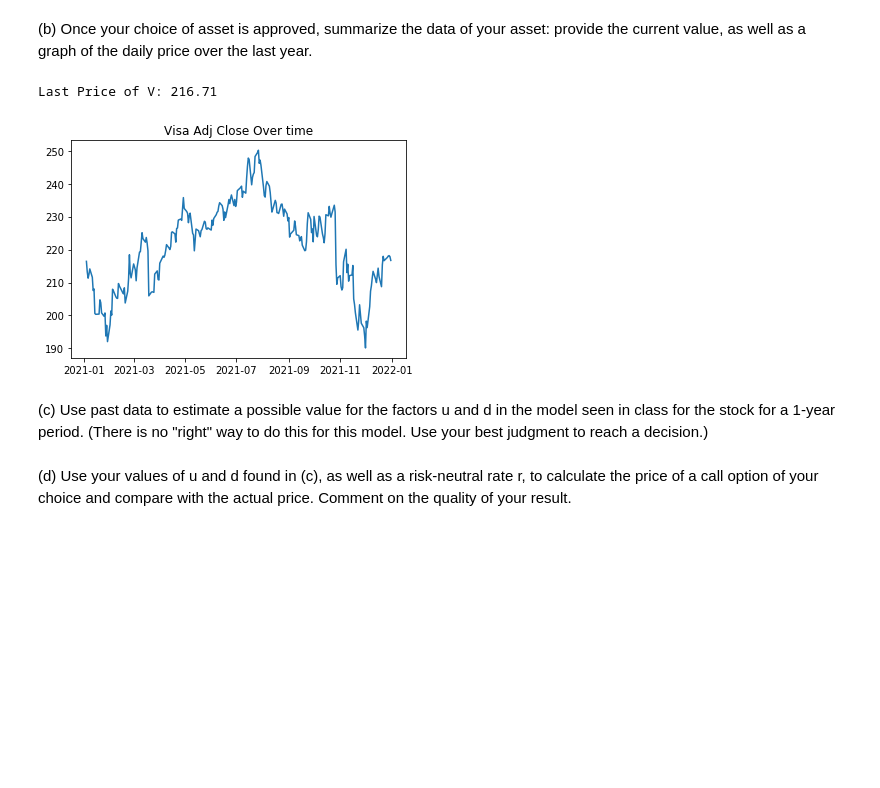
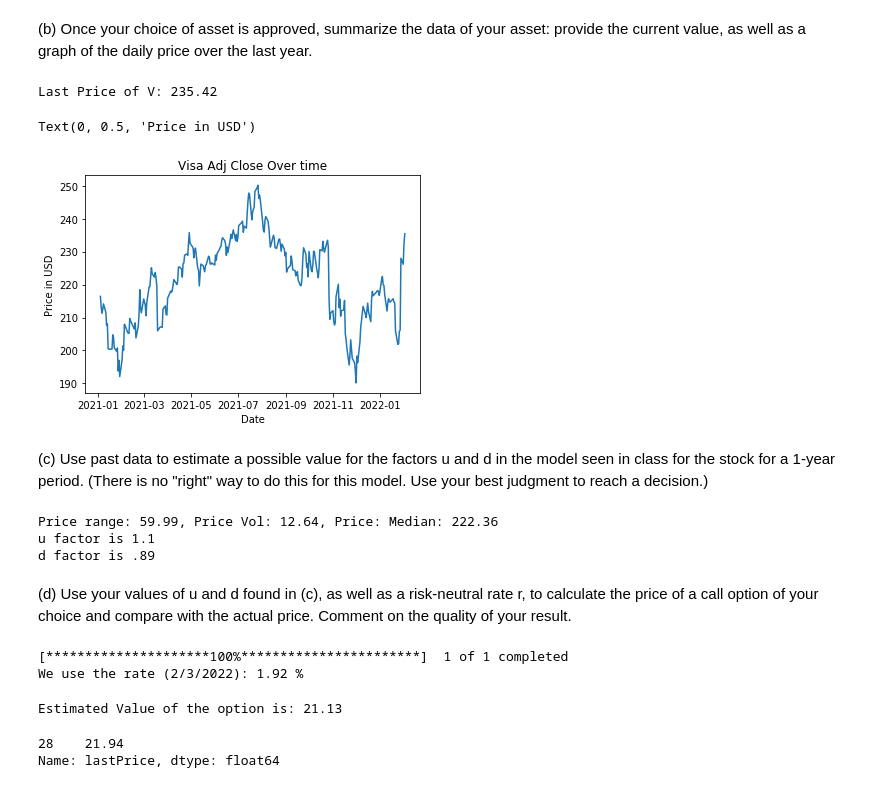
Before and after one commit to byekelchik/financial_stocastic_calc, a Jupyter notebook: hw_1/hw_1.ipynb, the cells around one changed output. Drawn from its saved outputs; the diff is of its cells as text; code cells hidden in the pictures; blank space fills up the shorter version.

```diff
--- a/hw_1/hw_1.ipynb
+++ b/hw_1/hw_1.ipynb
@@ -100,7 +128,7 @@ visa = yf.Ticker('V')
 opts = visa.option_chain()
 v_calls = opts.calls
 v_puts = opts.puts
-v_historical = yf.download('V',start = '2021-01-01', end = '2022-01-01' )
+v_historical = yf.download('V',start = '2021-01-01', end = '2022-02-03' )
 v_historical = v_historical.drop(['Open','High','Low','Close'],axis = 1)
 # %% [output]
 [*********************100%***********************]  1 of 1 completed
@@ -112,17 +140,58 @@ the current value, as well as a graph of the daily price over the last year.
 # %%
 import matplotlib.pyplot as plt
 from numpy import round
 plt.plot(v_historical['Adj Close'])
 plt.title('Visa Adj Close Over time')
 print("Last Price of V: "+ str(round(v_historical['Adj Close'][-1],2)))
+plt.xlabel("Date")
+plt.ylabel('Price in USD')
 # %% [output]
-Last Price of V: 216.71
+Last Price of V: 235.42
+Text(0, 0.5, 'Price in USD')
-[figure, old version]
+[figure, new version]
 # %% [markdown]
 (c) Use past data to estimate a possible value for the factors u and d in the model seen
 in class for the stock for a 1-year period. (There is no "right" way to do this for
 this model. Use your best judgment to reach a decision.)
+# %%
+v_calls[v_calls['strike'].between(200,275)]
+price_range = v_historical['Adj Close'].max() - v_historical['Adj Close'].min()
+price_vol = v_historical['Adj Close'].std()
+price_median = v_historical['Adj Close'].median()
+print(f'Price range: {np.round(price_range,2)}, Price Vol: {np.round(price_vol,2)}, Price: Median: {np.round(price_median,2)}')
+p_u = 270
+p_d = 200
+print('u factor is 1.1')
+print('d factor is .89')
+# %% [output]
+Price range: 59.99, Price Vol: 12.64, Price: Median: 222.36
+u factor is 1.1
+d factor is .89
 # %% [markdown]
 (d) Use your values of u and d found in (c), as well as a risk-neutral rate r, to calculate
 the price of a call option of your choice and compare with the actual price. Comment
 on the quality of your result.
+# %%
+import numpy as np
+r = yf.download('^tnx',start='2022-02-03')
+r = np.round(r['Adj Close'][0]/100,4)
+print(f'We use the rate (2/3/2022): {r*100} %')
+strike = 235
+# %% [output]
+[*********************100%***********************]  1 of 1 completed
+We use the rate (2/3/2022): 1.92 %
+# %%
+year_from_now_option = visa.option_chain('2023-01-20')
+year_from_now_option_calls = year_from_now_option.calls
+year_from_now_option_calls[year_from_now_option_calls['strike'] == strike]
+u = v_historical['Adj Close'][-1] * 1.1
+d = v_historical['Adj Close'][-1] *.89
+phi = 35 / (u-d)
+psi = (-phi * d)/(1+r)
+v = v_historical['Adj Close'][-1] * phi + psi
+print(f'Estimated Value of the option is: {np.round(v,2)}')
+year_from_now_option_calls[year_from_now_option_calls['strike'] == strike].loc[:,'lastPrice']
+# %% [output]
+Estimated Value of the option is: 21.13
+28    21.94
+Name: lastPrice, dtype: float64
```
Also changed, not shown: parts of 2 cells of this notebook.
